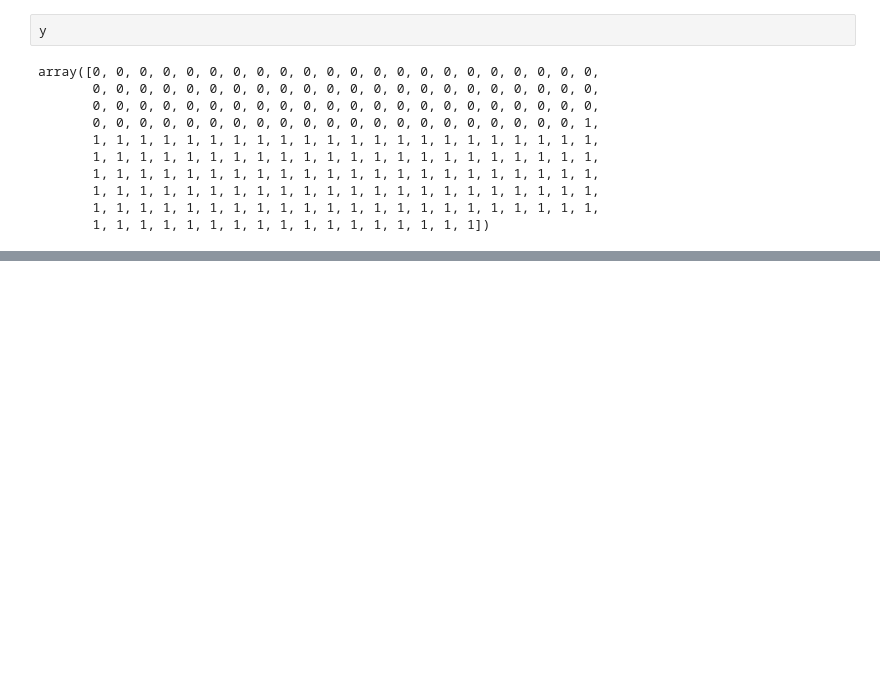
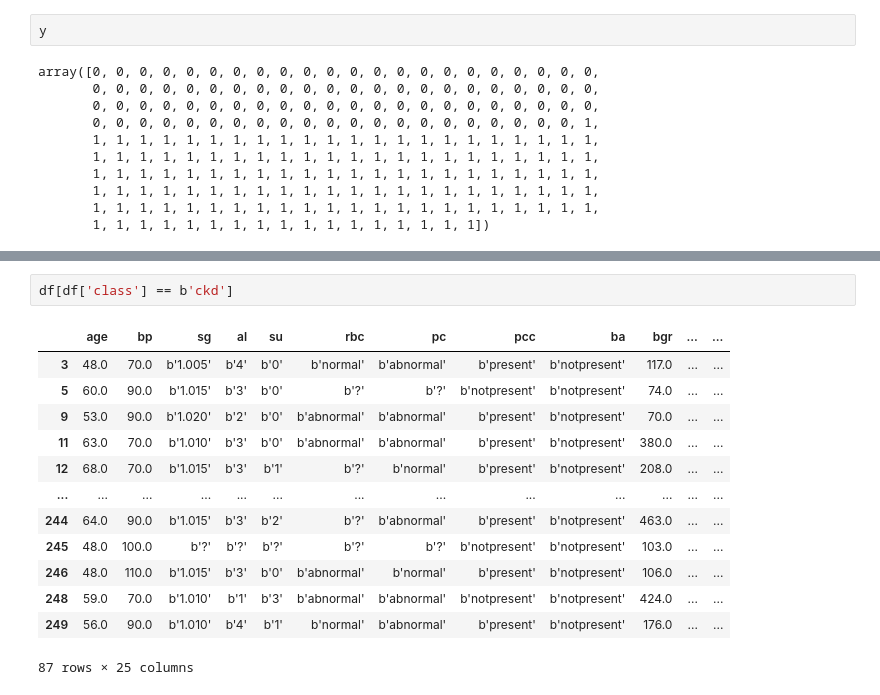
Before and after one commit to faultypointer/sixth, a Jupyter notebook: ai/projects/classification_supervised/kidney.ipynb, the cells around one changed output, grey strips where cells are left out. Saved outputs shown, nothing was run; the diff lists cells and outputs as text; blank space fills up the shorter version.

```diff
--- a/ai/projects/classification_supervised/kidney.ipynb
+++ b/ai/projects/classification_supervised/kidney.ipynb
@@ -374,0 +515,16 @@ array([0, 0, 0, 0, 0, 0, 0, 0, 0, 0, 0, 0, 0, 0, 0, 0, 0, 0, 0, 0, 0, 0,
+# %%
+df[df['class'] == b'ckd']
+# %% [output]
+|  | age | bp | sg | al | su | rbc | pc | pcc | ba | bgr | ... | ... |
+| 3 | 48.0 | 70.0 | b'1.005' | b'4' | b'0' | b'normal' | b'abnormal' | b'present' | b'notpresent' | 117.0 | ... | ... |
+| 5 | 60.0 | 90.0 | b'1.015' | b'3' | b'0' | b'?' | b'?' | b'notpresent' | b'notpresent' | 74.0 | ... | ... |
+| 9 | 53.0 | 90.0 | b'1.020' | b'2' | b'0' | b'abnormal' | b'abnormal' | b'present' | b'notpresent' | 70.0 | ... | ... |
+| 11 | 63.0 | 70.0 | b'1.010' | b'3' | b'0' | b'abnormal' | b'abnormal' | b'present' | b'notpresent' | 380.0 | ... | ... |
+| 12 | 68.0 | 70.0 | b'1.015' | b'3' | b'1' | b'?' | b'normal' | b'present' | b'notpresent' | 208.0 | ... | ... |
+| ... | ... | ... | ... | ... | ... | ... | ... | ... | ... | ... | ... | ... |
+| 244 | 64.0 | 90.0 | b'1.015' | b'3' | b'2' | b'?' | b'abnormal' | b'present' | b'notpresent' | 463.0 | ... | ... |
+| 245 | 48.0 | 100.0 | b'?' | b'?' | b'?' | b'?' | b'?' | b'notpresent' | b'notpresent' | 103.0 | ... | ... |
+| 246 | 48.0 | 110.0 | b'1.015' | b'3' | b'0' | b'abnormal' | b'normal' | b'present' | b'notpresent' | 106.0 | ... | ... |
+| 248 | 59.0 | 70.0 | b'1.010' | b'1' | b'3' | b'abnormal' | b'abnormal' | b'notpresent' | b'notpresent' | 424.0 | ... | ... |
+| 249 | 56.0 | 90.0 | b'1.010' | b'4' | b'1' | b'normal' | b'abnormal' | b'present' | b'notpresent' | 176.0 | ... | ... |
+87 rows × 25 columns
```
Also changed, not shown: parts of 25 cells of this notebook, 6 other files.
